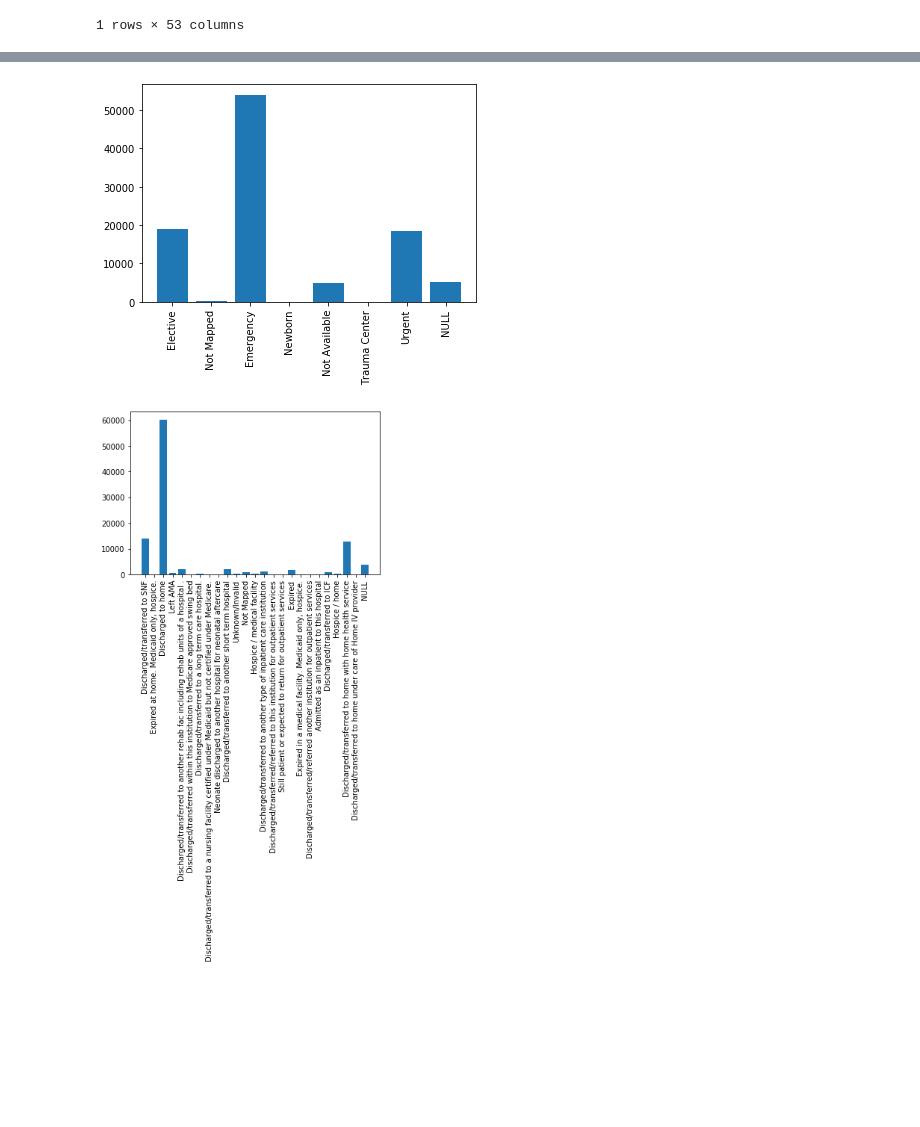
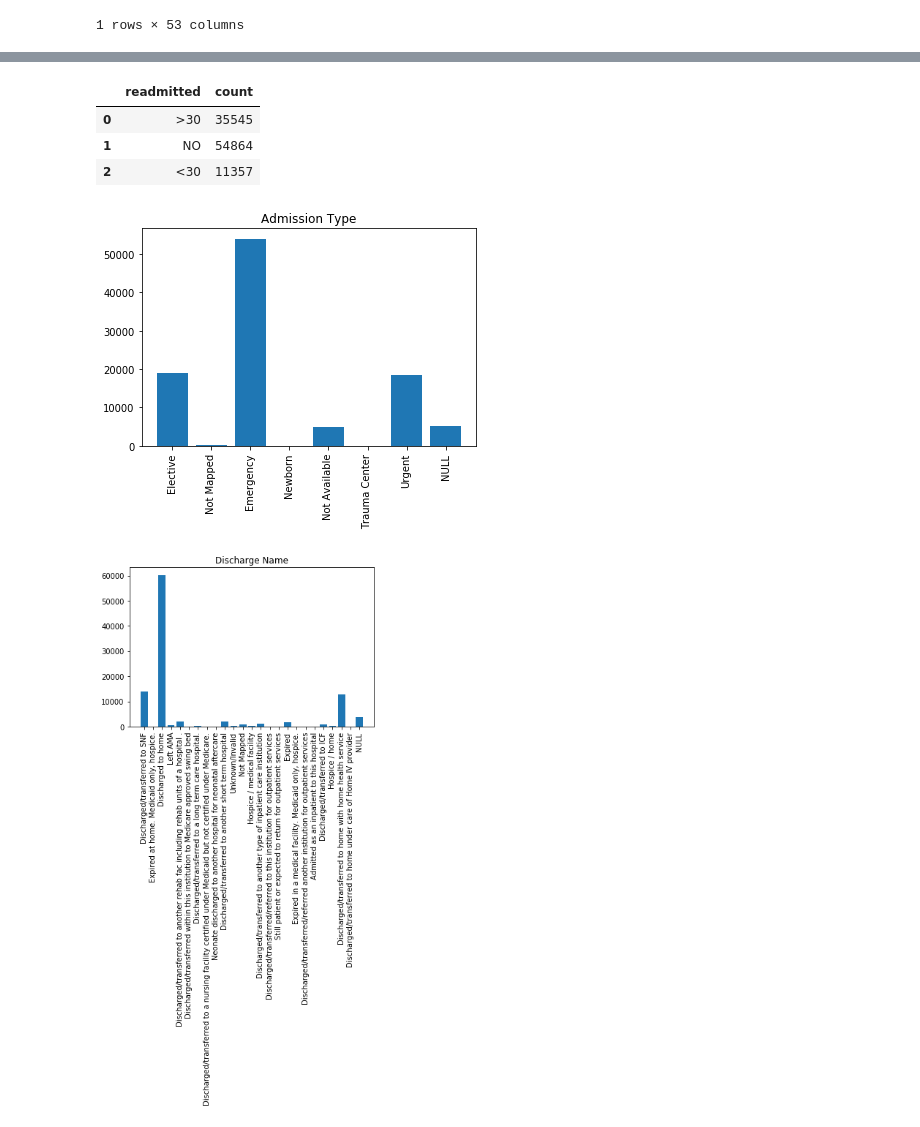
Before and after one commit to Laxman-Kumar/Hospital-Readmission-based-on-DiabetesData, a Jupyter notebook: BDASaheb.ipynb, the cells around one changed output, grey strips where cells are left out. Cells and saved outputs as stored; diff of their text form; code cells hidden in the pictures; blank space fills up the shorter version.

```diff
--- a/BDASaheb.ipynb
+++ b/BDASaheb.ipynb
@@ -108,6 +109,15 @@ df.select(['num_procedures', 'num_medications', 'number_outpatient', 'number_eme
 | 2 | stddev | 1.7058069791211599 | 8.12756620916729 | 1.2672650965326782 | 0.9304722684224631 | 1.2628632900973253 | ... |
 | 3 | min | 0 | 1 | 0 | 0 | 0 | ... |
 | 4 | max | 6 | 81 | 42 | 76 | 21 | ... |
+# %%
+# Frequency Table for Categorical Variables
+freq_table = df.select(col("readmitted").cast("string")).groupBy("readmitted").count().toPandas()
+freq_table
+# %% [output]
+|  | readmitted | count |
+| 0 | >30 | 35545 |
+| 1 | NO | 54864 |
+| 2 | <30 | 11357 |
 # %%
 # Importing plotting libraries
 import seaborn as sns
@@ -115,25 +125,28 @@ import matplotlib.pyplot as plt
 # %%
 import matplotlib.pyplot as plt
 import numpy as np
 
 # Show histogram of the 'admission_type_name' column
 d = df.groupBy("admission_type_name").count().toPandas()
 
 
 height = d['count']
 bars = d['admission_type_name']
 y_pos = np.arange(len(bars))
 
 # Create bars
 plt.bar(y_pos, height)
 
 # Create names on the x-axis
 plt.xticks(y_pos, bars, rotation = 90)
 
+# Adding Title
+plt.title('Admission Type')
+
 # Show graphic
 plt.show()
 # %% [output]
-[figure, old version]
+[figure, new version]
 # %%
 # Show histogram of the 'dischage_disposition_name' column
 d = df.groupBy("dischage_disposition_name").count().toPandas()
@@ -149,10 +162,13 @@ plt.bar(y_pos, height)
 # Create names on the x-axis
 plt.xticks(y_pos, bars, rotation = 90)
 
+# Adding Title
+plt.title('Discharge Name')
+
 # Show graphic
 plt.show()
 # %% [output]
-[figure, old version]
+[figure, new version]
 # %%
 # Show histogram of the 'admission_source_name' column
 d = df.groupBy("admission_source_name").count().toPandas()
```
Also changed, not shown: parts of 5 cells of this notebook.
